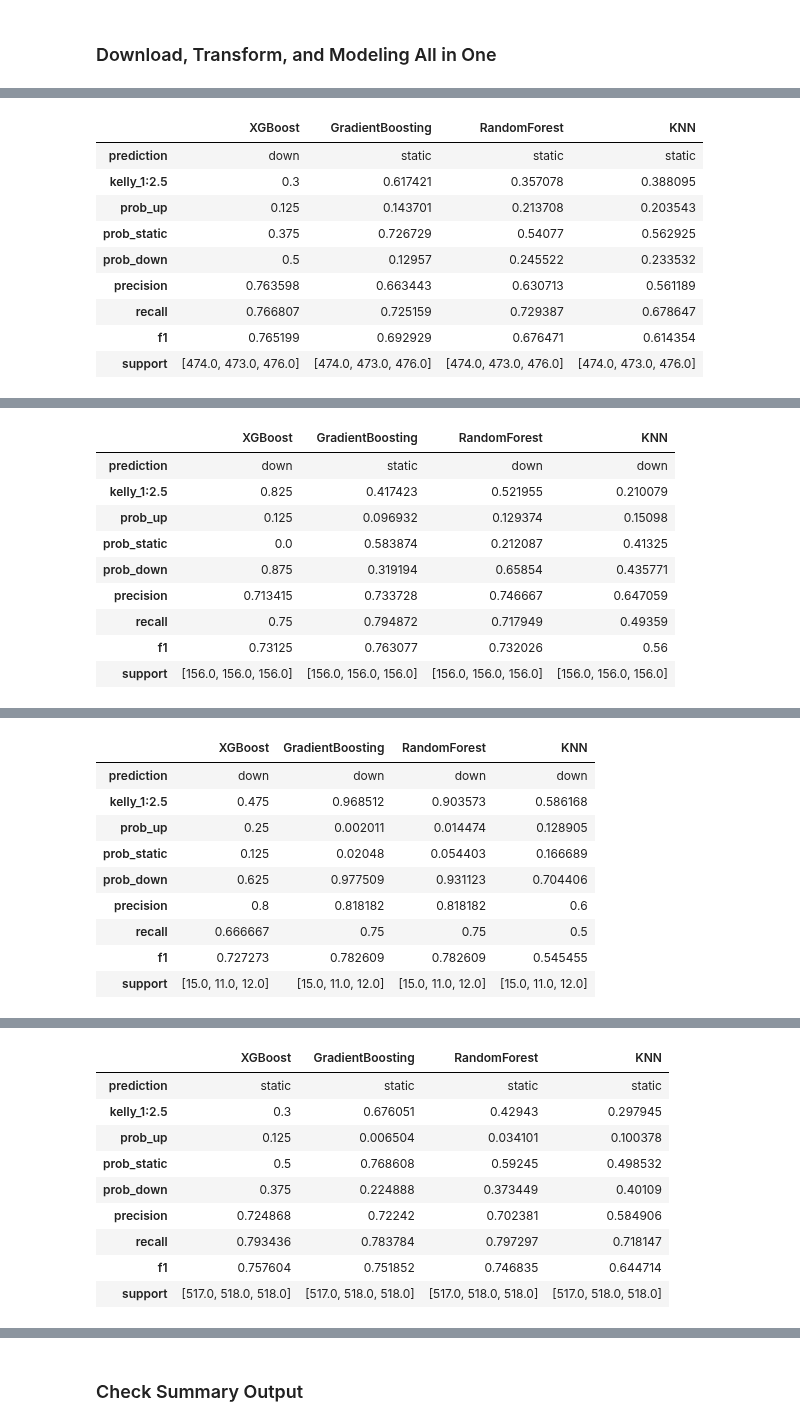
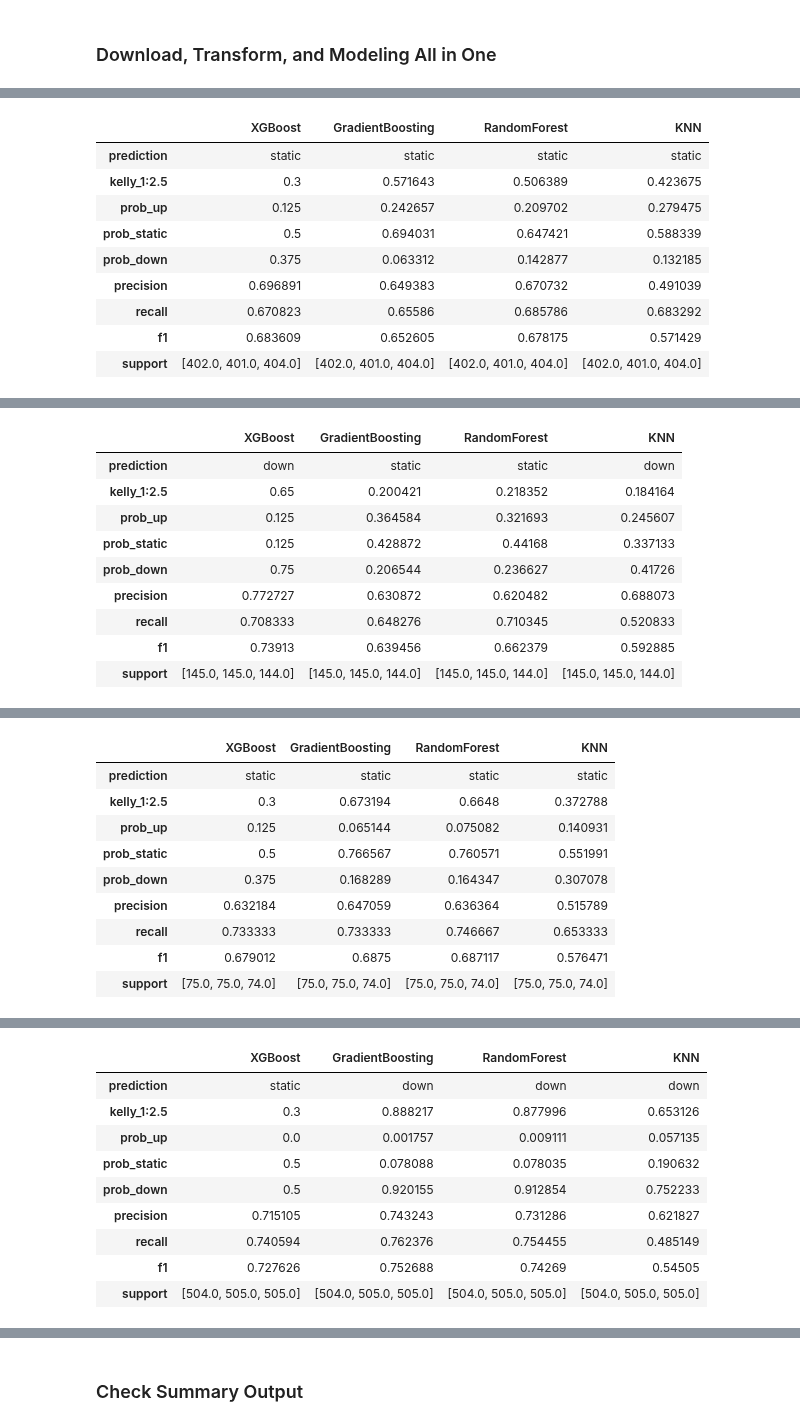
Before and after one commit to yuchild/stock_production, a Jupyter notebook: stock_next_time_frame_predictor.ipynb, the cells around one changed output, grey strips where cells are left out. Drawn from its saved outputs; the diff is of its cells as text; code cells hidden in the pictures.

```diff
--- a/stock_next_time_frame_predictor.ipynb
+++ b/stock_next_time_frame_predictor.ipynb
@@ -43,5 +43,5 @@ from src import functions as f
 # manufactoring suppliers
 # 'lrcs', 'klac', ''
 # %%
-f.predictions('tsm')
+f.predictions('cost')
 # %% [output]
@@ -49,10 +49,10 @@ TSM 5m Interval Timestamp: 2024-10-27 04:23:05
 |  | XGBoost | GradientBoosting | RandomForest | KNN |
-| prediction | down | static | static | static |
-| kelly_1:2.5 | 0.3 | 0.617421 | 0.357078 | 0.388095 |
-| prob_up | 0.125 | 0.143701 | 0.213708 | 0.203543 |
-| prob_static | 0.375 | 0.726729 | 0.54077 | 0.562925 |
-| prob_down | 0.5 | 0.12957 | 0.245522 | 0.233532 |
-| precision | 0.763598 | 0.663443 | 0.630713 | 0.561189 |
-| recall | 0.766807 | 0.725159 | 0.729387 | 0.678647 |
-| f1 | 0.765199 | 0.692929 | 0.676471 | 0.614354 |
-| support | [474.0, 473.0, 476.0] | [474.0, 473.0, 476.0] | [474.0, 473.0, 476.0] | [474.0, 473.0, 476.0] |
+| prediction | static | static | static | static |
+| kelly_1:2.5 | 0.3 | 0.571643 | 0.506389 | 0.423675 |
+| prob_up | 0.125 | 0.242657 | 0.209702 | 0.279475 |
+| prob_static | 0.5 | 0.694031 | 0.647421 | 0.588339 |
+| prob_down | 0.375 | 0.063312 | 0.142877 | 0.132185 |
+| precision | 0.696891 | 0.649383 | 0.670732 | 0.491039 |
+| recall | 0.670823 | 0.65586 | 0.685786 | 0.683292 |
+| f1 | 0.683609 | 0.652605 | 0.678175 | 0.571429 |
+| support | [402.0, 401.0, 404.0] | [402.0, 401.0, 404.0] | [402.0, 401.0, 404.0] | [402.0, 401.0, 404.0] |
@@ -60,10 +60,10 @@ TSM 15m Interval Timestamp: 2024-10-27 04:23:11
 |  | XGBoost | GradientBoosting | RandomForest | KNN |
-| prediction | down | static | down | down |
-| kelly_1:2.5 | 0.825 | 0.417423 | 0.521955 | 0.210079 |
-| prob_up | 0.125 | 0.096932 | 0.129374 | 0.15098 |
-| prob_static | 0.0 | 0.583874 | 0.212087 | 0.41325 |
-| prob_down | 0.875 | 0.319194 | 0.65854 | 0.435771 |
-| precision | 0.713415 | 0.733728 | 0.746667 | 0.647059 |
-| recall | 0.75 | 0.794872 | 0.717949 | 0.49359 |
-| f1 | 0.73125 | 0.763077 | 0.732026 | 0.56 |
-| support | [156.0, 156.0, 156.0] | [156.0, 156.0, 156.0] | [156.0, 156.0, 156.0] | [156.0, 156.0, 156.0] |
+| prediction | down | static | static | down |
+| kelly_1:2.5 | 0.65 | 0.200421 | 0.218352 | 0.184164 |
+| prob_up | 0.125 | 0.364584 | 0.321693 | 0.245607 |
+| prob_static | 0.125 | 0.428872 | 0.44168 | 0.337133 |
+| prob_down | 0.75 | 0.206544 | 0.236627 | 0.41726 |
+| precision | 0.772727 | 0.630872 | 0.620482 | 0.688073 |
+| recall | 0.708333 | 0.648276 | 0.710345 | 0.520833 |
+| f1 | 0.73913 | 0.639456 | 0.662379 | 0.592885 |
+| support | [145.0, 145.0, 144.0] | [145.0, 145.0, 144.0] | [145.0, 145.0, 144.0] | [145.0, 145.0, 144.0] |
@@ -71,10 +71,10 @@ TSM 30m Interval Timestamp: 2024-10-27 04:23:15
 |  | XGBoost | GradientBoosting | RandomForest | KNN |
-| prediction | down | down | down | down |
-| kelly_1:2.5 | 0.475 | 0.968512 | 0.903573 | 0.586168 |
-| prob_up | 0.25 | 0.002011 | 0.014474 | 0.128905 |
-| prob_static | 0.125 | 0.02048 | 0.054403 | 0.166689 |
-| prob_down | 0.625 | 0.977509 | 0.931123 | 0.704406 |
-| precision | 0.8 | 0.818182 | 0.818182 | 0.6 |
-| recall | 0.666667 | 0.75 | 0.75 | 0.5 |
-| f1 | 0.727273 | 0.782609 | 0.782609 | 0.545455 |
-| support | [15.0, 11.0, 12.0] | [15.0, 11.0, 12.0] | [15.0, 11.0, 12.0] | [15.0, 11.0, 12.0] |
+| prediction | static | static | static | static |
+| kelly_1:2.5 | 0.3 | 0.673194 | 0.6648 | 0.372788 |
+| prob_up | 0.125 | 0.065144 | 0.075082 | 0.140931 |
+| prob_static | 0.5 | 0.766567 | 0.760571 | 0.551991 |
+| prob_down | 0.375 | 0.168289 | 0.164347 | 0.307078 |
+| precision | 0.632184 | 0.647059 | 0.636364 | 0.515789 |
+| recall | 0.733333 | 0.733333 | 0.746667 | 0.653333 |
+| f1 | 0.679012 | 0.6875 | 0.687117 | 0.576471 |
+| support | [75.0, 75.0, 74.0] | [75.0, 75.0, 74.0] | [75.0, 75.0, 74.0] | [75.0, 75.0, 74.0] |
@@ -82,10 +82,10 @@ TSM 1h Interval Timestamp: 2024-10-27 04:23:16
 |  | XGBoost | GradientBoosting | RandomForest | KNN |
-| prediction | static | static | static | static |
-| kelly_1:2.5 | 0.3 | 0.676051 | 0.42943 | 0.297945 |
-| prob_up | 0.125 | 0.006504 | 0.034101 | 0.100378 |
-| prob_static | 0.5 | 0.768608 | 0.59245 | 0.498532 |
-| prob_down | 0.375 | 0.224888 | 0.373449 | 0.40109 |
-| precision | 0.724868 | 0.72242 | 0.702381 | 0.584906 |
-| recall | 0.793436 | 0.783784 | 0.797297 | 0.718147 |
-| f1 | 0.757604 | 0.751852 | 0.746835 | 0.644714 |
-| support | [517.0, 518.0, 518.0] | [517.0, 518.0, 518.0] | [517.0, 518.0, 518.0] | [517.0, 518.0, 518.0] |
+| prediction | static | down | down | down |
+| kelly_1:2.5 | 0.3 | 0.888217 | 0.877996 | 0.653126 |
+| prob_up | 0.0 | 0.001757 | 0.009111 | 0.057135 |
+| prob_static | 0.5 | 0.078088 | 0.078035 | 0.190632 |
+| prob_down | 0.5 | 0.920155 | 0.912854 | 0.752233 |
+| precision | 0.715105 | 0.743243 | 0.731286 | 0.621827 |
+| recall | 0.740594 | 0.762376 | 0.754455 | 0.485149 |
+| f1 | 0.727626 | 0.752688 | 0.74269 | 0.54505 |
+| support | [504.0, 505.0, 505.0] | [504.0, 505.0, 505.0] | [504.0, 505.0, 505.0] | [504.0, 505.0, 505.0] |
```
Also changed, not shown: parts of 1 cell of this notebook, 14 other files.
